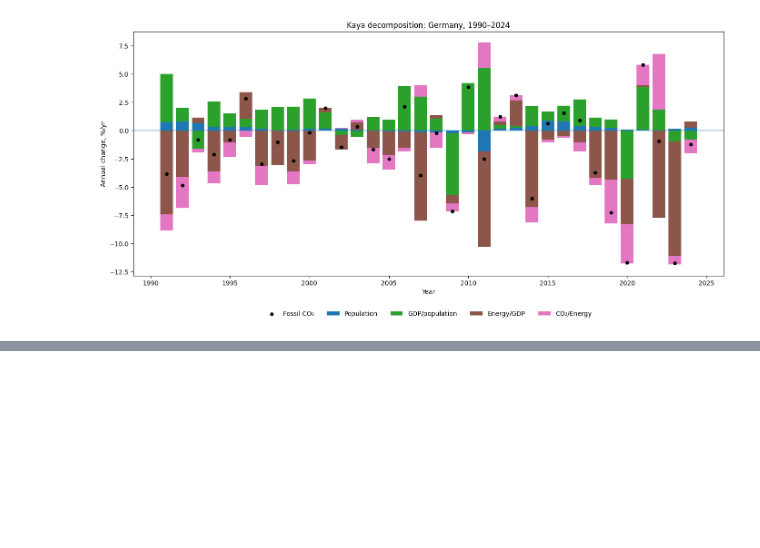
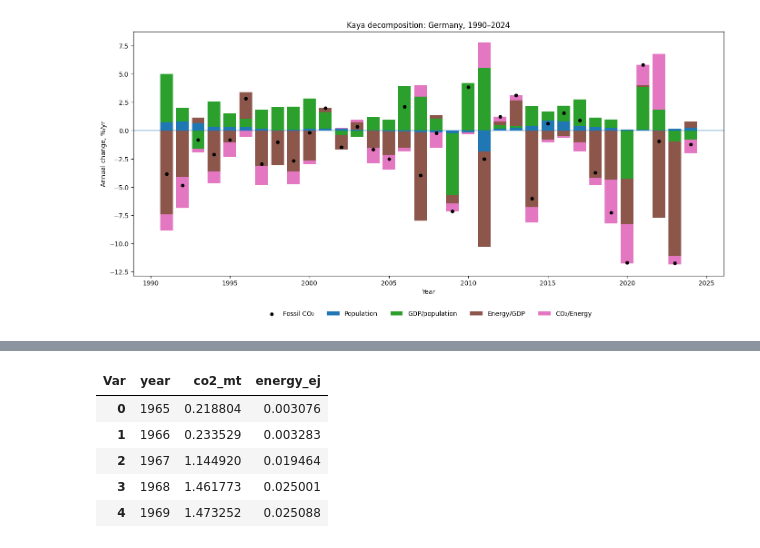
Before and after one commit to pgresle/kaya-decompositionco2-ln, a Jupyter notebook: Kaya_ruzna_data.ipynb, the cells around one changed output, grey strips where cells are left out. Drawn from its saved outputs; the diff is of its cells as text; code cells hidden in the pictures; blank space fills up the shorter version.

```diff
--- a/Kaya_ruzna_data.ipynb
+++ b/Kaya_ruzna_data.ipynb
@@ -1284,0 +1416,29 @@ files.download("germany_kaya_1990_2024.csv")
+# %%
+country_name = "United Arab Emirates"
+country_code_wb = "ARE"
+
+uae_ei = ei[
+    (ei["Country"] == country_name) &
+    (ei["Var"].isin(["tes_ej", "co2_combust_mtco2"]))
+].copy()
+
+uae_ei = uae_ei.pivot(
+    index="Year",
+    columns="Var",
+    values="Value"
+).reset_index()
+
+uae_ei = uae_ei.rename(columns={
+    "Year": "year",
+    "tes_ej": "energy_ej",
+    "co2_combust_mtco2": "co2_mt"
+})
+
+uae_ei.head()
+# %% [output]
+| Var | year | co2_mt | energy_ej |
+| 0 | 1965 | 0.218804 | 0.003076 |
+| 1 | 1966 | 0.233529 | 0.003283 |
+| 2 | 1967 | 1.144920 | 0.019464 |
+| 3 | 1968 | 1.461773 | 0.025001 |
+| 4 | 1969 | 1.473252 | 0.025088 |
```
Also changed, not shown: parts of 25 cells of this notebook.
